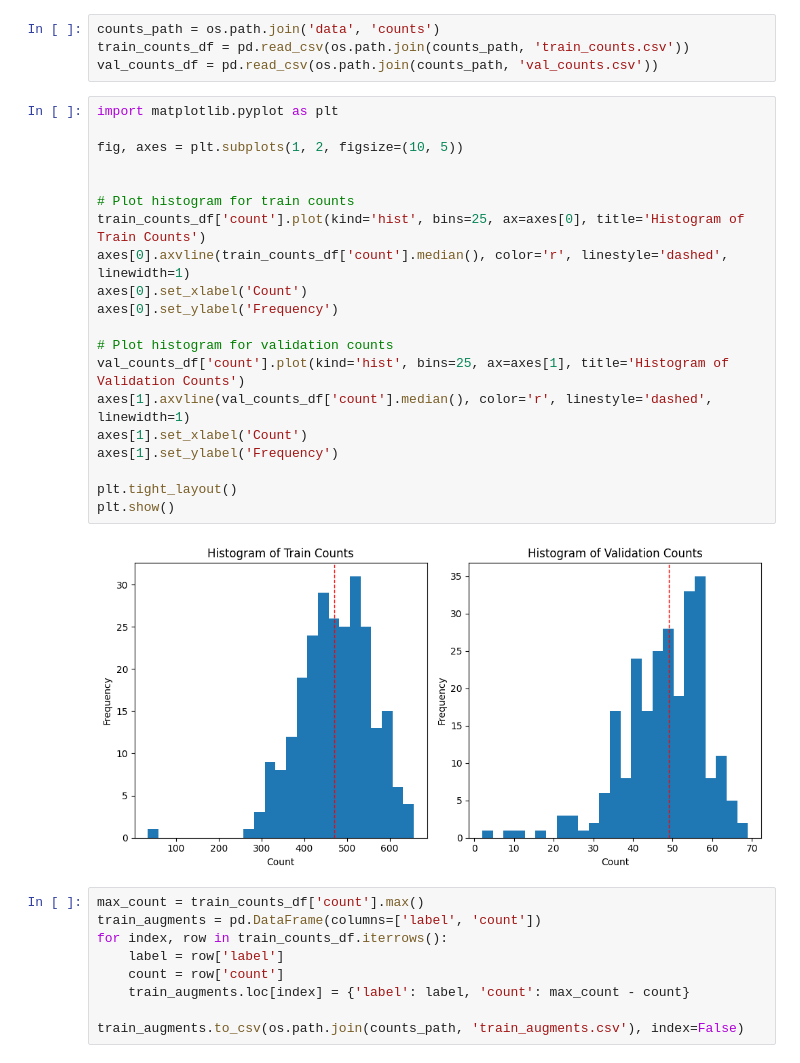
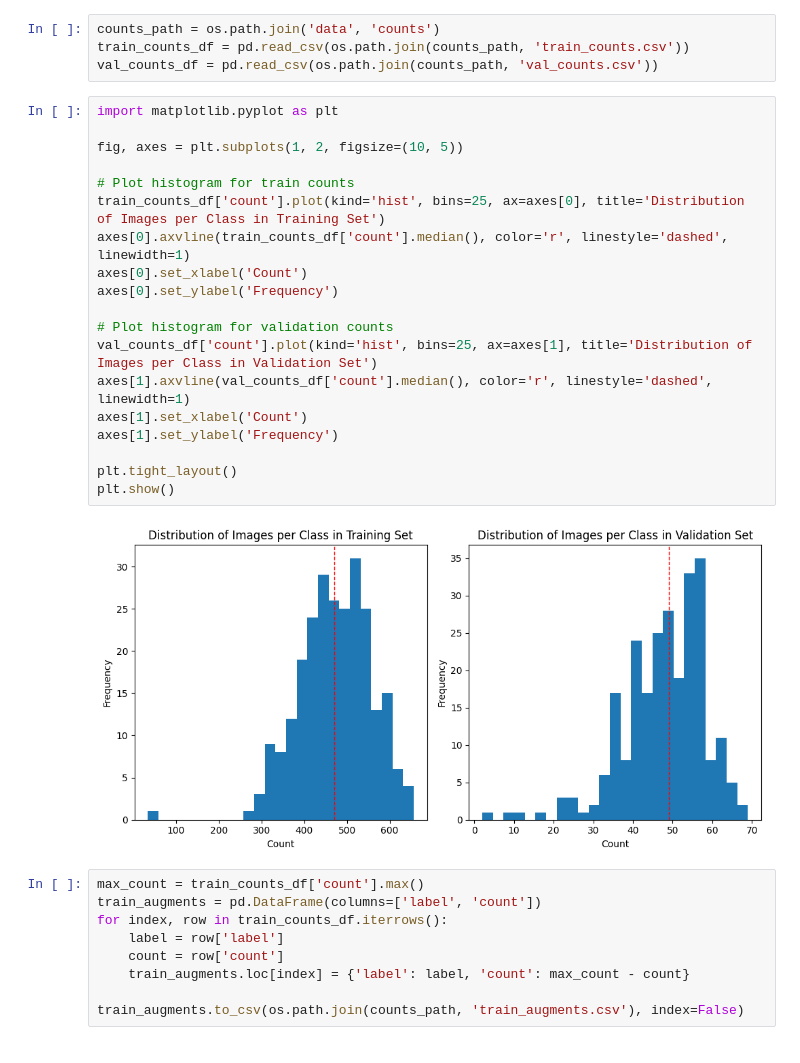
Before and after one commit to andypalmi/unimib, a Jupyter notebook: Supervised/Exam/main.ipynb, the cells around one changed output. Saved outputs shown, nothing was run; the diff lists cells and outputs as text.

Commit message:
Supervised: output images

```diff
--- a/Supervised/Exam/main.ipynb
+++ b/Supervised/Exam/main.ipynb
@@ -20,25 +20,24 @@ val_counts_df = pd.read_csv(os.path.join(counts_path, 'val_counts.csv'))
 # %%
 import matplotlib.pyplot as plt
 
 fig, axes = plt.subplots(1, 2, figsize=(10, 5))
 
-
 # Plot histogram for train counts
-train_counts_df['count'].plot(kind='hist', bins=25, ax=axes[0], title='Histogram of Train Counts')
+train_counts_df['count'].plot(kind='hist', bins=25, ax=axes[0], title='Distribution of Images per Class in Training Set')
 axes[0].axvline(train_counts_df['count'].median(), color='r', linestyle='dashed', linewidth=1)
 axes[0].set_xlabel('Count')
 axes[0].set_ylabel('Frequency')
 
 # Plot histogram for validation counts
-val_counts_df['count'].plot(kind='hist', bins=25, ax=axes[1], title='Histogram of Validation Counts')
+val_counts_df['count'].plot(kind='hist', bins=25, ax=axes[1], title='Distribution of Images per Class in Validation Set')
 axes[1].axvline(val_counts_df['count'].median(), color='r', linestyle='dashed', linewidth=1)
 axes[1].set_xlabel('Count')
 axes[1].set_ylabel('Frequency')
 
 plt.tight_layout()
 plt.show()
 # %% [output]
-[figure, old version]
+[figure, new version]
 # %%
 max_count = train_counts_df['count'].max()
 train_augments = pd.DataFrame(columns=['label', 'count'])
```
Also changed, not shown: 2 other files.
